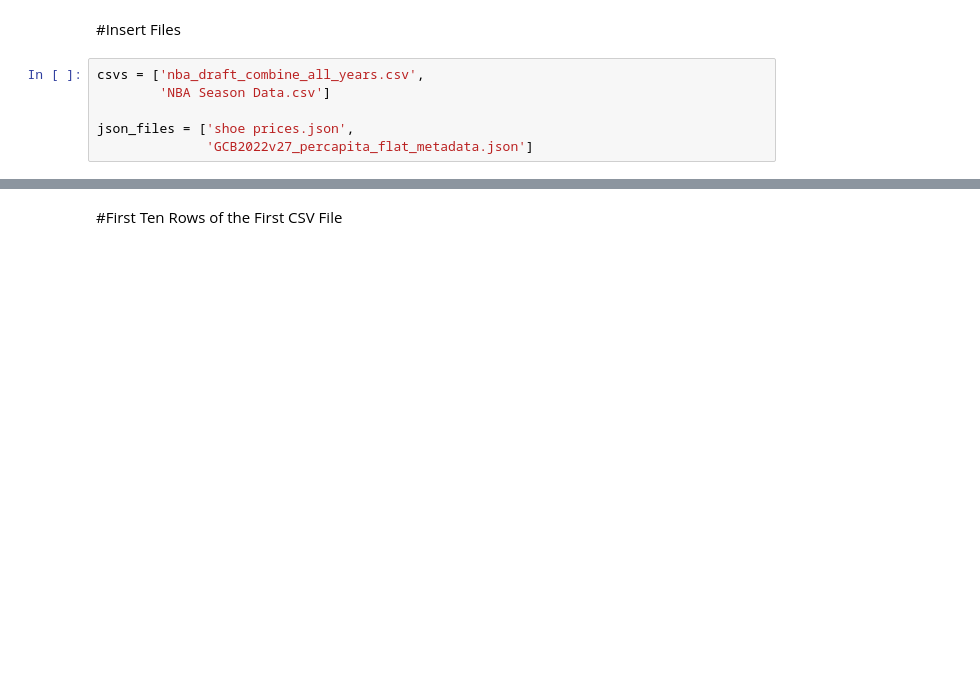
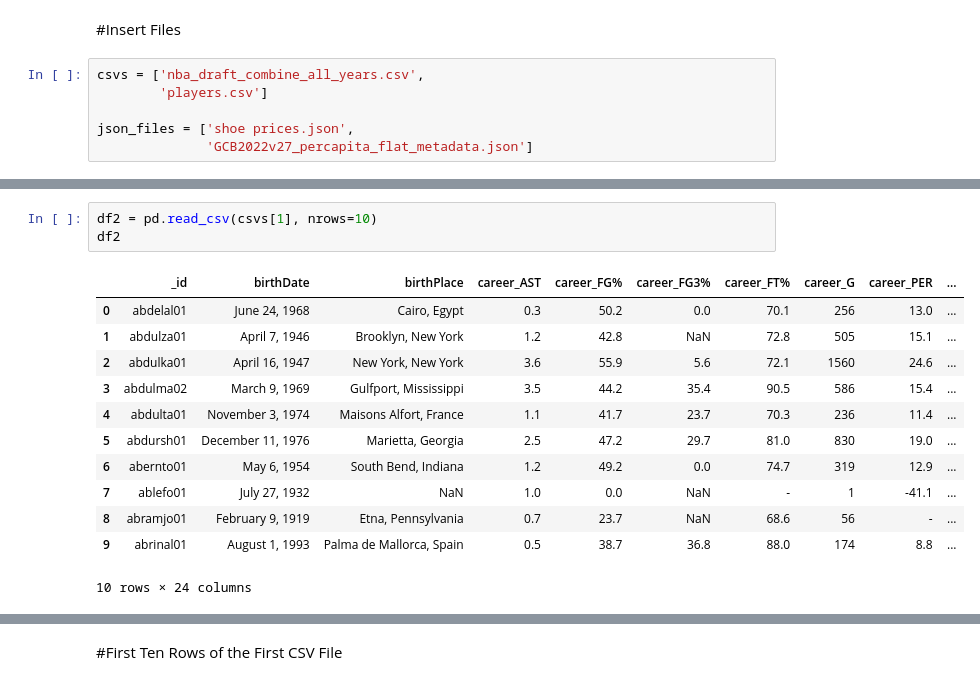
Before and after one commit to Xaviera8/datasci_1_loading, a Jupyter notebook: HHA507CLASS1.ipynb, the cells around one changed output, grey strips where cells are left out. Drawn from its saved outputs; the diff is of its cells as text; blank space fills up the shorter version.

```diff
--- a/HHA507CLASS1.ipynb
+++ b/HHA507CLASS1.ipynb
@@ -49,7 +38,7 @@ Index(['Unnamed: 0', 'Player', 'Year', 'Draft pick', 'Height (No Shoes)',
 #Insert Files
 # %%
 csvs = ['nba_draft_combine_all_years.csv',
-        'NBA Season Data.csv']
+        'players.csv']
 
 json_files = ['shoe prices.json',
               'GCB2022v27_percapita_flat_metadata.json']
@@ -55,0 +63,16 @@ json_files = ['shoe prices.json',
+# %%
+df2 = pd.read_csv(csvs[1], nrows=10)
+df2
+# %% [output]
+|  | _id | birthDate | birthPlace | career_AST | career_FG% | career_FG3% | career_FT% | career_G | career_PER | ... |
+| 0 | abdelal01 | June 24, 1968 | Cairo, Egypt | 0.3 | 50.2 | 0.0 | 70.1 | 256 | 13.0 | ... |
+| 1 | abdulza01 | April 7, 1946 | Brooklyn, New York | 1.2 | 42.8 | NaN | 72.8 | 505 | 15.1 | ... |
+| 2 | abdulka01 | April 16, 1947 | New York, New York | 3.6 | 55.9 | 5.6 | 72.1 | 1560 | 24.6 | ... |
+| 3 | abdulma02 | March 9, 1969 | Gulfport, Mississippi | 3.5 | 44.2 | 35.4 | 90.5 | 586 | 15.4 | ... |
+| 4 | abdulta01 | November 3, 1974 | Maisons Alfort, France | 1.1 | 41.7 | 23.7 | 70.3 | 236 | 11.4 | ... |
+| 5 | abdursh01 | December 11, 1976 | Marietta, Georgia | 2.5 | 47.2 | 29.7 | 81.0 | 830 | 19.0 | ... |
+| 6 | abernto01 | May 6, 1954 | South Bend, Indiana | 1.2 | 49.2 | 0.0 | 74.7 | 319 | 12.9 | ... |
+| 7 | ablefo01 | July 27, 1932 | NaN | 1.0 | 0.0 | NaN | - | 1 | -41.1 | ... |
+| 8 | abramjo01 | February 9, 1919 | Etna, Pennsylvania | 0.7 | 23.7 | NaN | 68.6 | 56 | - | ... |
+| 9 | abrinal01 | August 1, 1993 | Palma de Mallorca, Spain | 0.5 | 38.7 | 36.8 | 88.0 | 174 | 8.8 | ... |
+10 rows × 24 columns
```
Also changed, not shown: parts of 7 cells of this notebook.
